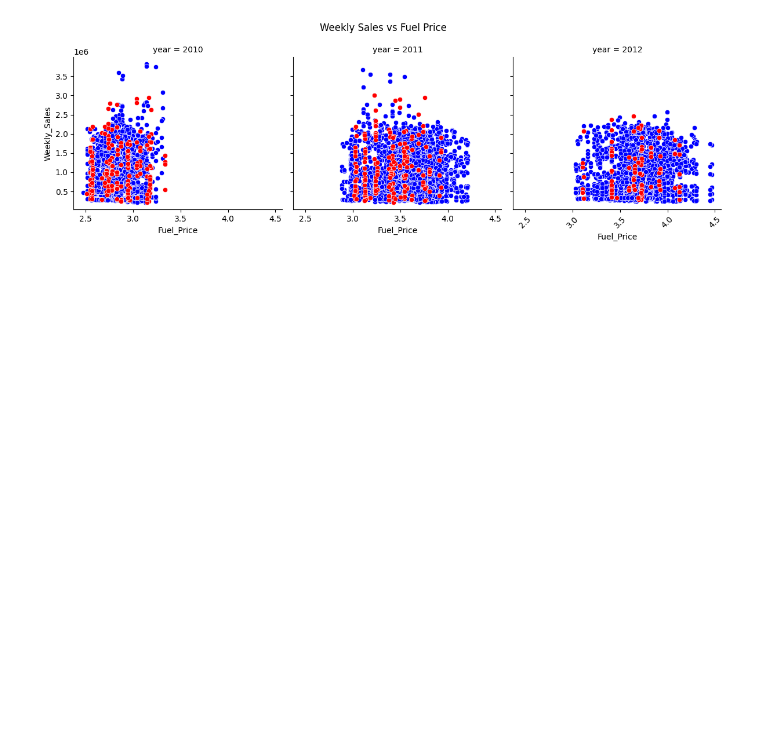
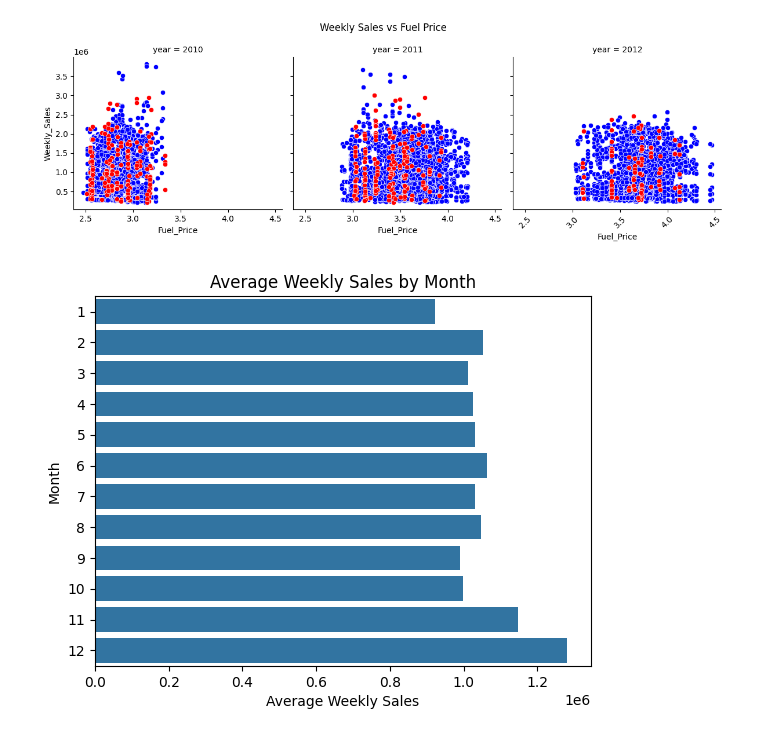
Before and after one commit to bdk-333/Walmart-Sales-Analysis, a Jupyter notebook: notebooks/02_exploratory_data_analysis.ipynb, the cells around one changed output. Saved outputs shown, nothing was run; the diff lists cells and outputs as text; code cells hidden in the pictures; blank space fills up the shorter version.

```diff
--- a/notebooks/02_exploratory_data_analysis.ipynb
+++ b/notebooks/02_exploratory_data_analysis.ipynb
@@ -218,3 +266,13 @@ grid.figure.tight_layout()
 plt.show()
 # %% [output]
 [figure]
+# %%
+per_month = df.groupby('month').agg({'Weekly_Sales': 'mean'}).reset_index()
+
+sns.barplot(data=per_month, x='Weekly_Sales', y='month', orient='h')
+plt.title('Average Weekly Sales by Month')
+plt.xlabel('Average Weekly Sales')
+plt.ylabel('Month')
+plt.show()
+# %% [output]
+[figure, added]
```
Also changed, not shown: parts of 8 cells of this notebook.
